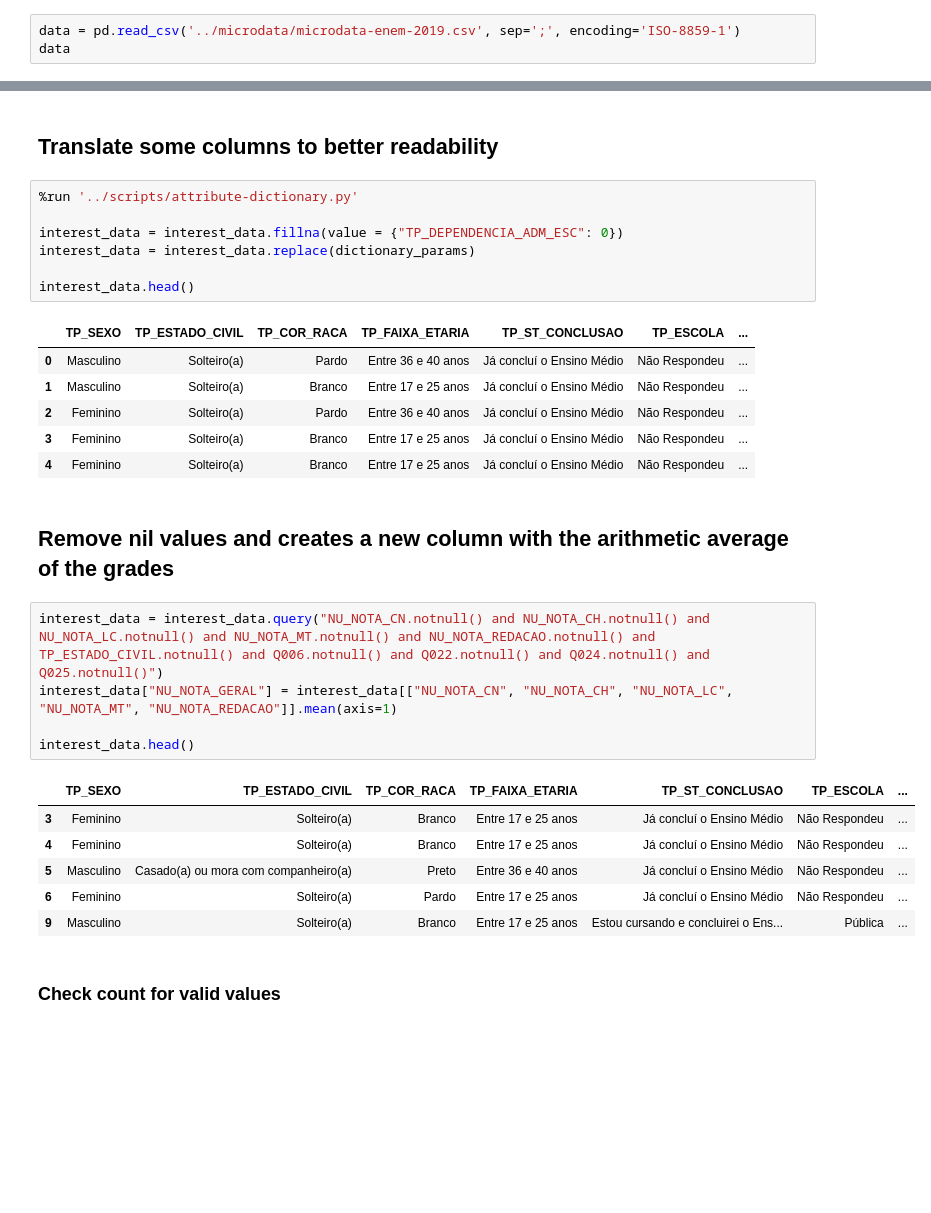
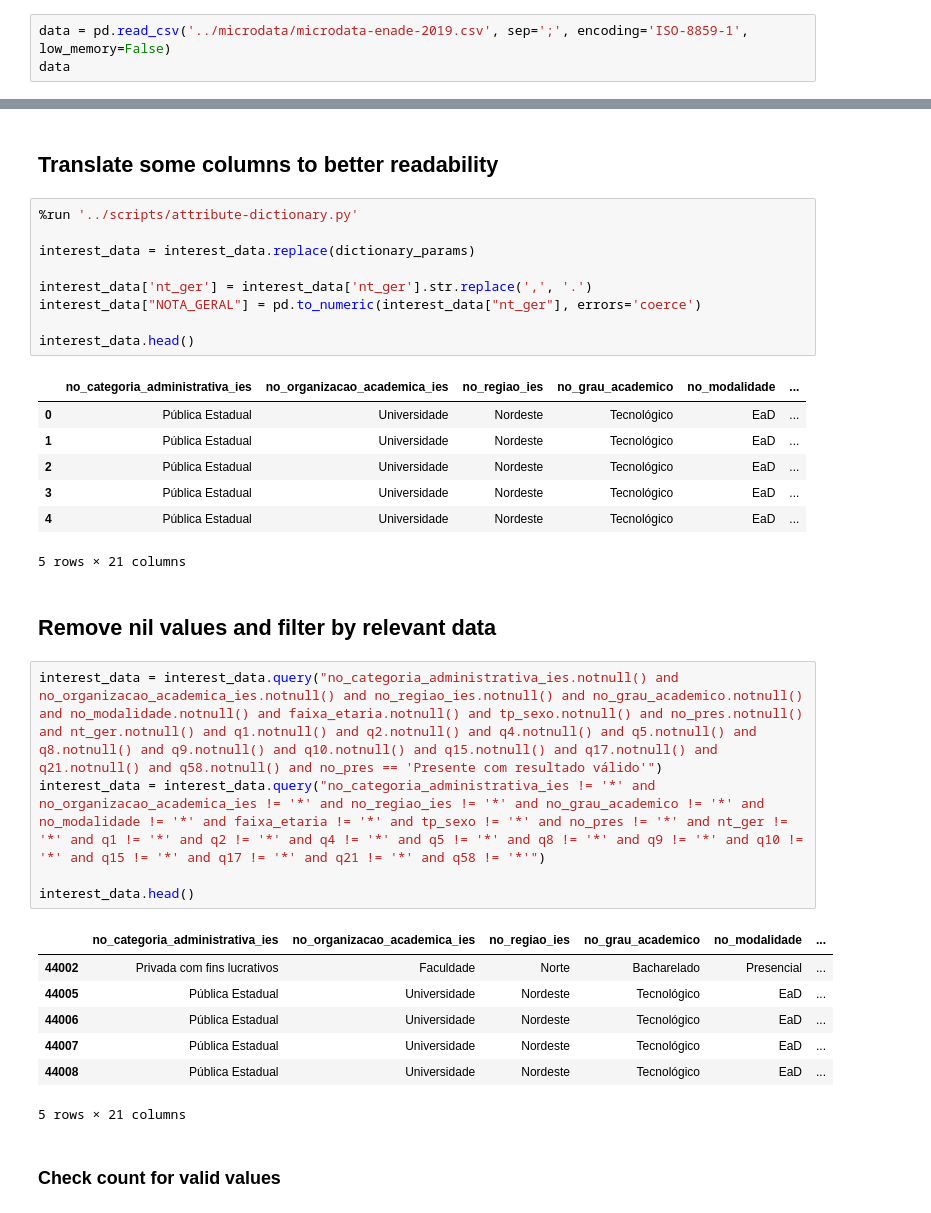
Before and after one commit to kazuhirodk/enem-data-mining, a Jupyter notebook: enade/analysis/analysis-2019.ipynb, the cells around one changed output, grey strips where cells are left out. Cells and saved outputs as stored; diff of their text form; blank space fills up the shorter version.

```diff
--- a/enade/analysis/analysis-2019.ipynb
+++ b/enade/analysis/analysis-2019.ipynb
@@ -8,6 +8,6 @@ from apyori import apriori
 # %% [markdown]
 ## Read microdata file
 # %%
-data = pd.read_csv('../microdata/microdata-enem-2019.csv', sep=';', encoding='ISO-8859-1')
+data = pd.read_csv('../microdata/microdata-enade-2019.csv', sep=';', encoding='ISO-8859-1', low_memory=False)
 data
 # %% [output]
@@ -89,31 +87,35 @@ dtype: int64
 # %%
 %run '../scripts/attribute-dictionary.py'
 
-interest_data = interest_data.fillna(value = {"TP_DEPENDENCIA_ADM_ESC": 0})
 interest_data = interest_data.replace(dictionary_params)
 
+interest_data['nt_ger'] = interest_data['nt_ger'].str.replace(',', '.')
+interest_data["NOTA_GERAL"] = pd.to_numeric(interest_data["nt_ger"], errors='coerce')
+
 interest_data.head()
 # %% [output]
-|  | TP_SEXO | TP_ESTADO_CIVIL | TP_COR_RACA | TP_FAIXA_ETARIA | TP_ST_CONCLUSAO | TP_ESCOLA | ... |
-| 0 | Masculino | Solteiro(a) | Pardo | Entre 36 e 40 anos | Já concluí o Ensino Médio | Não Respondeu | ... |
-| 1 | Masculino | Solteiro(a) | Branco | Entre 17 e 25 anos | Já concluí o Ensino Médio | Não Respondeu | ... |
-| 2 | Feminino | Solteiro(a) | Pardo | Entre 36 e 40 anos | Já concluí o Ensino Médio | Não Respondeu | ... |
-| 3 | Feminino | Solteiro(a) | Branco | Entre 17 e 25 anos | Já concluí o Ensino Médio | Não Respondeu | ... |
-| 4 | Feminino | Solteiro(a) | Branco | Entre 17 e 25 anos | Já concluí o Ensino Médio | Não Respondeu | ... |
+|  | no_categoria_administrativa_ies | no_organizacao_academica_ies | no_regiao_ies | no_grau_academico | no_modalidade | ... |
+| 0 | Pública Estadual | Universidade | Nordeste | Tecnológico | EaD | ... |
+| 1 | Pública Estadual | Universidade | Nordeste | Tecnológico | EaD | ... |
+| 2 | Pública Estadual | Universidade | Nordeste | Tecnológico | EaD | ... |
+| 3 | Pública Estadual | Universidade | Nordeste | Tecnológico | EaD | ... |
+| 4 | Pública Estadual | Universidade | Nordeste | Tecnológico | EaD | ... |
+5 rows × 21 columns
 # %% [markdown]
-## Remove nil values and creates a new column with the arithmetic average of the grades
+## Remove nil values and filter by relevant data
 # %%
-interest_data = interest_data.query("NU_NOTA_CN.notnull() and NU_NOTA_CH.notnull() and NU_NOTA_LC.notnull() and NU_NOTA_MT.notnull() and NU_NOTA_REDACAO.notnull() and TP_ESTADO_CIVIL.notnull() and Q006.notnull() and Q022.notnull() and Q024.notnull() and Q025.notnull()")
-interest_data["NU_NOTA_GERAL"] = interest_data[["NU_NOTA_CN", "NU_NOTA_CH", "NU_NOTA_LC", "NU_NOTA_MT", "NU_NOTA_REDACAO"]].mean(axis=1)
+interest_data = interest_data.query("no_categoria_administrativa_ies.notnull() and no_organizacao_academica_ies.notnull() and no_regiao_ies.notnull() and no_grau_academico.notnull() and no_modalidade.notnull() and faixa_etaria.notnull() and tp_sexo.notnull() and no_pres.notnull() and nt_ger.notnull() and q1.notnull() and q2.notnull() and q4.notnull() and q5.notnull() and q8.notnull() and q9.notnull() and q10.notnull() and q15.notnull() and q17.notnull() and q21.notnull() and q58.notnull() and no_pres == 'Presente com resultado válido'")
+interest_data = interest_data.query("no_categoria_administrativa_ies != '*' and no_organizacao_academica_ies != '*' and no_regiao_ies != '*' and no_grau_academico != '*' and no_modalidade != '*' and faixa_etaria != '*' and tp_sexo != '*' and no_pres != '*' and nt_ger != '*' and q1 != '*' and q2 != '*' and q4 != '*' and q5 != '*' and q8 != '*' and q9 != '*' and q10 != '*' and q15 != '*' and q17 != '*' and q21 != '*' and q58 != '*'")
 
 interest_data.head()
 # %% [output]
-|  | TP_SEXO | TP_ESTADO_CIVIL | TP_COR_RACA | TP_FAIXA_ETARIA | TP_ST_CONCLUSAO | TP_ESCOLA | ... |
-| 3 | Feminino | Solteiro(a) | Branco | Entre 17 e 25 anos | Já concluí o Ensino Médio | Não Respondeu | ... |
-| 4 | Feminino | Solteiro(a) | Branco | Entre 17 e 25 anos | Já concluí o Ensino Médio | Não Respondeu | ... |
-| 5 | Masculino | Casado(a) ou mora com companheiro(a) | Preto | Entre 36 e 40 anos | Já concluí o Ensino Médio | Não Respondeu | ... |
-| 6 | Feminino | Solteiro(a) | Pardo | Entre 17 e 25 anos | Já concluí o Ensino Médio | Não Respondeu | ... |
-| 9 | Masculino | Solteiro(a) | Branco | Entre 17 e 25 anos | Estou cursando e concluirei o Ens... | Pública | ... |
+|  | no_categoria_administrativa_ies | no_organizacao_academica_ies | no_regiao_ies | no_grau_academico | no_modalidade | ... |
+| 44002 | Privada com fins lucrativos | Faculdade | Norte | Bacharelado | Presencial | ... |
+| 44005 | Pública Estadual | Universidade | Nordeste | Tecnológico | EaD | ... |
+| 44006 | Pública Estadual | Universidade | Nordeste | Tecnológico | EaD | ... |
+| 44007 | Pública Estadual | Universidade | Nordeste | Tecnológico | EaD | ... |
+| 44008 | Pública Estadual | Universidade | Nordeste | Tecnológico | EaD | ... |
+5 rows × 21 columns
 # %% [markdown]
 ### Check count for valid values
 # %%
```
Also changed, not shown: parts of 44 cells of this notebook, 6 other files.
